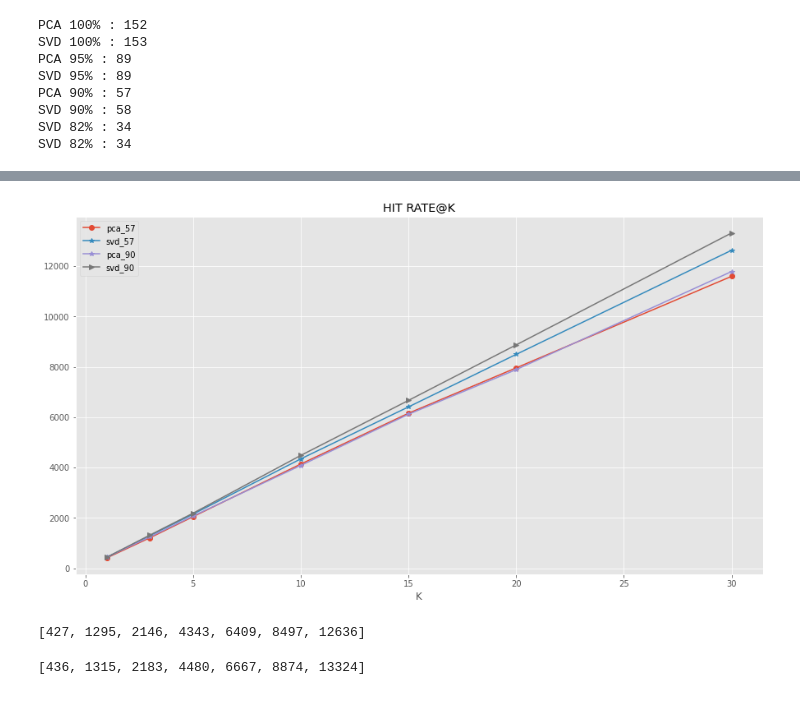
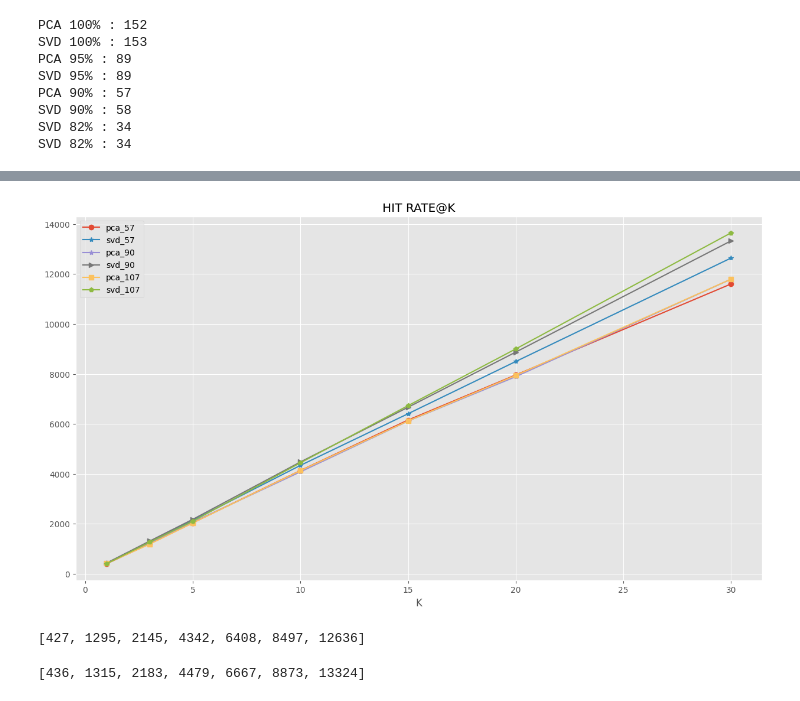
Before and after one commit to malinphy/e_repo, a Jupyter notebook: biogpt_patent.ipynb, the cells around one changed output, grey strips where cells are left out. Saved outputs shown, nothing was run; the diff lists cells and outputs as text; code cells hidden in the pictures.

```diff
--- a/biogpt_patent.ipynb
+++ b/biogpt_patent.ipynb
@@ -246,12 +246,15 @@ svd_reducer(57, abst_vectors_norm, title_vectors_norm)
 # %%
 abstract_pca_57 = np.load('./patent_abst_vectors_norm_pca_57.npy')
 abstract_pca_90 = np.load('./patent_abst_vectors_norm_pca_90.npy')
-
+abstract_pca_107 = np.load('./patent_abst_vectors_norm_pca_107.npy')
 abstract_svd_57 = np.load('./patent_abst_vectors_norm_svd_57.npy')
 abstract_svd_90 = np.load('./patent_abst_vectors_norm_svd_90.npy')
+abstract_svd_107 = np.load('./patent_abst_vectors_norm_svd_107.npy')
 
 title_pca_57 = np.load('./patent_title_vectors_norm_pca_57.npy')
 title_pca_90 = np.load('./patent_title_vectors_norm_pca_90.npy')
+title_pca_107 = np.load('./patent_title_vectors_norm_pca_107.npy')
 
 title_svd_57 = np.load('./patent_title_vectors_norm_svd_57.npy')
 title_svd_90 = np.load('./patent_title_vectors_norm_svd_90.npy')
+title_svd_100 = np.load('./patent_title_vectors_norm_svd_107.npy')
@@ -286,6 +282,10 @@ searcher_pca_90 = scann.scann_ops_pybind.builder(abstract_pca_90, 50, "dot_produ
     num_leaves=200, num_leaves_to_search=100, training_sample_size=250000).score_ah(
     2, anisotropic_quantization_threshold=0.2).reorder(100).build()
 
+searcher_pca_107 = scann.scann_ops_pybind.builder(abstract_pca_107, 50, "dot_product").tree(
+    num_leaves=200, num_leaves_to_search=100, training_sample_size=250000).score_ah(
+    2, anisotropic_quantization_threshold=0.2).reorder(100).build()
+
 searcher_svd_57 = scann.scann_ops_pybind.builder(abstract_svd_57, 50, "dot_product").tree(
     num_leaves=200, num_leaves_to_search=100, training_sample_size=250000).score_ah(
     2, anisotropic_quantization_threshold=0.2).reorder(100).build()
@@ -293,18 +293,26 @@ searcher_svd_57 = scann.scann_ops_pybind.builder(abstract_svd_57, 50, "dot_produ
 searcher_svd_90 = scann.scann_ops_pybind.builder(title_svd_90, 50, "dot_product").tree(
     num_leaves=200, num_leaves_to_search=100, training_sample_size=250000).score_ah(
     2, anisotropic_quantization_threshold=0.2).reorder(100).build()
+
+searcher_svd_107 = scann.scann_ops_pybind.builder(title_svd_100, 50, "dot_product").tree(
+    num_leaves=200, num_leaves_to_search=100, training_sample_size=250000).score_ah(
+    2, anisotropic_quantization_threshold=0.2).reorder(100).build()
 # %%
 raw_idx = []
 reduced_idx_pca_57 = []
 reduced_idx_svd_57 = []
 reduced_idx_pca_90 = []
 reduced_idx_svd_90 = []
+reduced_idx_pca_107 = []
+reduced_idx_svd_107 = []
 for i in range(len(title_vectors_norm)):
     raw_idx.append(searcher_raw.search(title_vectors_norm[i])[0])
     reduced_idx_pca_57.append(searcher_pca_57.search(title_pca_57[i])[0])
     reduced_idx_svd_57.append(searcher_svd_57.search(title_svd_57[i])[0])
     reduced_idx_pca_90.append(searcher_pca_90.search(title_pca_90[i])[0])
     reduced_idx_svd_90.append(searcher_svd_90.search(title_svd_90[i])[0])
+    reduced_idx_pca_107.append(searcher_pca_107.search(title_pca_107[i])[0])
+    reduced_idx_svd_107.append(searcher_svd_107.search(title_svd_107[i])[0])
 # %%
 k = [1,3,5,10,15,20,30]
 ap_pca_57, hit_pca_57, mrr_pca_57 = metrics_calculator(raw_idx,reduced_idx_pca_57, k )
@@ -313,25 +321,31 @@ ap_svd_57, hit_svd_57, mrr_svd_57 = metrics_calculator(raw_idx,reduced_idx_svd_5
 
 ap_pca_90, hit_pca_90, mrr_pca_90 = metrics_calculator(raw_idx,reduced_idx_pca_90, k )
 ap_svd_90, hit_svd_90, mrr_svd_90 = metrics_calculator(raw_idx,reduced_idx_svd_90, k )
+
+ap_pca_107, hit_pca_107, mrr_pca_107 = metrics_calculator(raw_idx,reduced_idx_pca_107, k )
+ap_svd_107, hit_svd_107, mrr_svd_107 = metrics_calculator(raw_idx,reduced_idx_svd_107, k )
 # %%
 # plt.subplot(1,4,2)
 plt.figure(figsize =(15,8))
 plt.plot(k,hit_pca_57, '-o')
 plt.plot(k,hit_svd_57, '-*')
 plt.plot(k,hit_pca_90, '-*')
 plt.plot(k,hit_svd_90, '>-')
+plt.plot(k,hit_pca_107, 's-')
+plt.plot(k,hit_svd_107, 'p-')
+hit_pca_107
 # plt.scatter(k,hit_svd_90, marker = 's', color= 'green')
 # plt.plot(k,hit_fa, '->')
 plt.title('HIT RATE@K')
-plt.legend(['pca_57','svd_57','pca_90','svd_90'])
+plt.legend(['pca_57','svd_57','pca_90','svd_90','pca_107','svd_107'])
 plt.xlabel('K');
 # %% [output]
-[figure, old version]
+[figure, new version]
 # %%
 hit_svd_57
 # %% [output]
-[427, 1295, 2146, 4343, 6409, 8497, 12636]
+[427, 1295, 2145, 4342, 6408, 8497, 12636]
 # %%
 hit_svd_90
 # %% [output]
-[436, 1315, 2183, 4480, 6667, 8874, 13324]
+[436, 1315, 2183, 4479, 6667, 8873, 13324]
```
Also changed, not shown: parts of 6 cells of this notebook.
